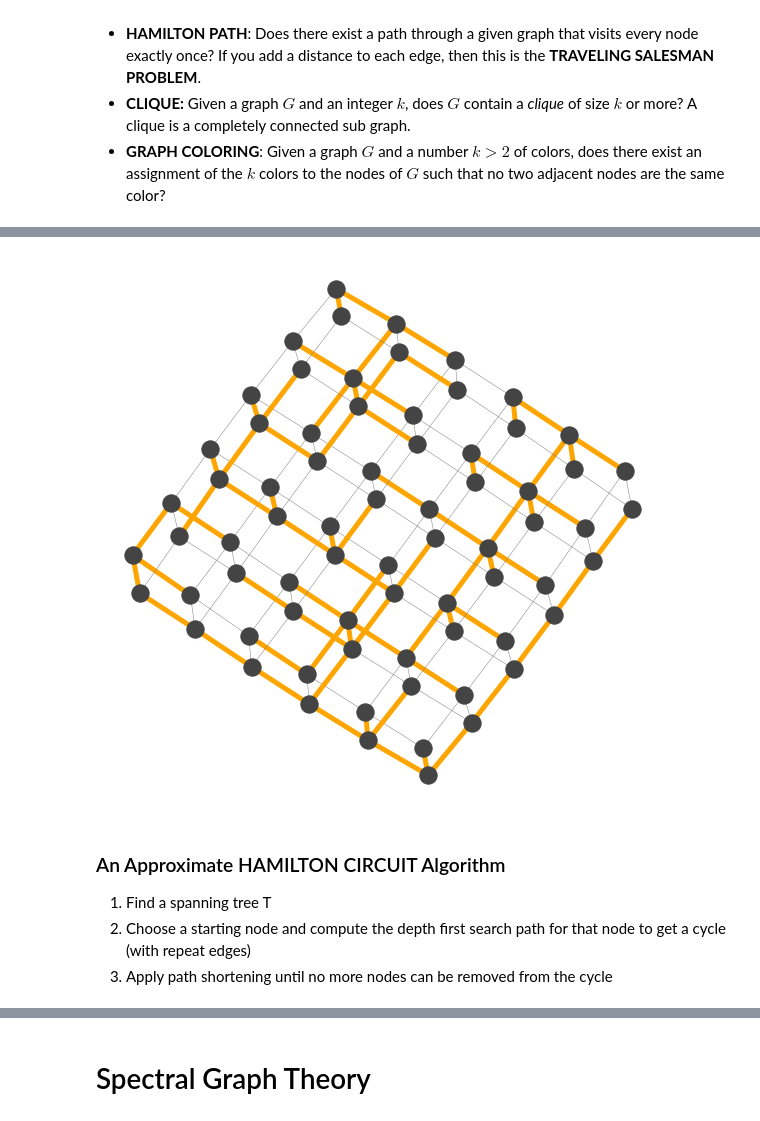
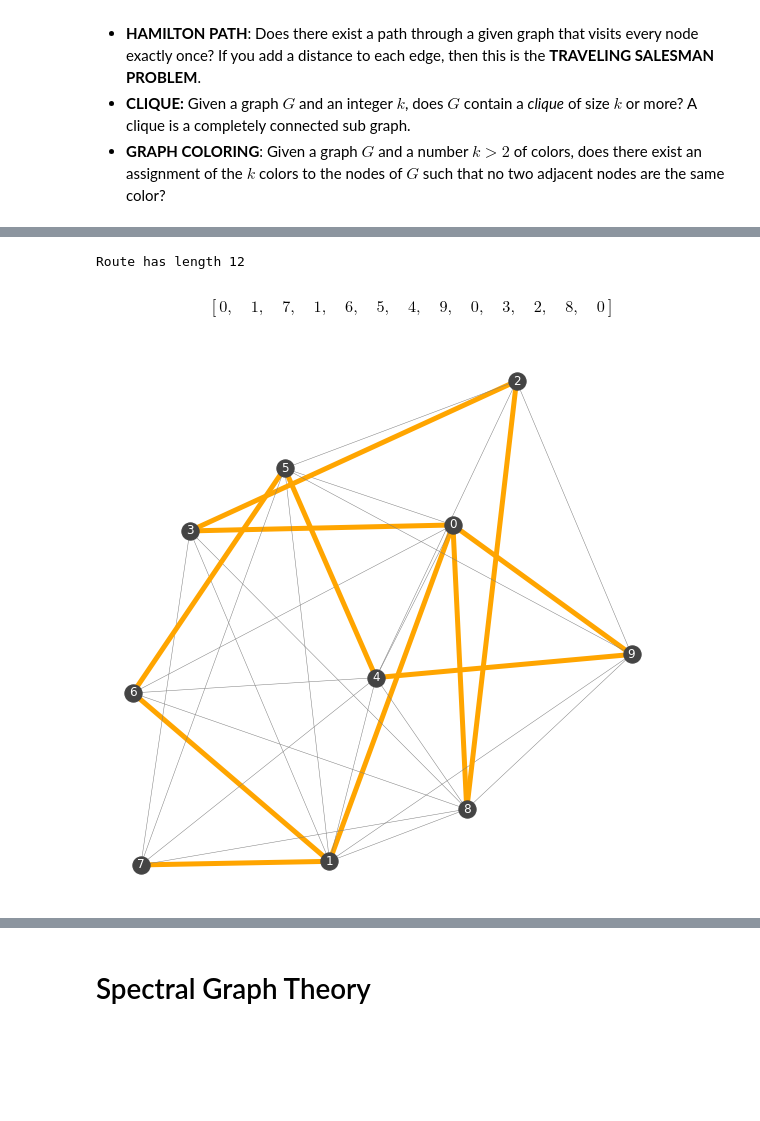
Before and after one commit to klavins/EE502P, a Jupyter notebook: 7.Graphs.ipynb, the cells around one changed output, grey strips where cells are left out. Drawn from its saved outputs; the diff is of its cells as text; code cells hidden in the pictures; blank space fills up the shorter version.

```diff
--- a/7.Graphs.ipynb
+++ b/7.Graphs.ipynb
@@ -92,7 +70,7 @@ G3.add_edges_from([(1,2),(1,3),(1,4)])
 
 G4 = nx.Graph()
 G4.add_nodes_from([1,2,3,4])
-G4.add_edges_from([(1,2),(2,3),(3,1)])
+G4.add_edges_from([(1,2),(2,3),(3,4)])
 
 size3_graphs,ax = plt.subplots(1,4,figsize=(14,3))
 plt.subplots_adjust(wspace=1)
@@ -566,6 +541,9 @@ To see why this works, consider a proof by induction.
 - Now suppose that at any step $(V', E'$) is a tree. Then in the algorithm $u \in V'$ and $v \in V-V'$. Such a $u$ exists, otherwise $G$ is not connected. Furthermore, there is an edge from $u to v$ in $G$. Adding this edge to the growing tree does not create a cycle, since $v$ is not in $V'$.
 # %%
 def spanning_tree(G):
+
+    """Returns a spanning tree of the graph G if one exists, otherwise
+       raises an exception."""
 
     # Initialize
     V = {list(G.nodes)[0]}
@@ -623,25 +705,36 @@ Connected: yes
+# %%
+# Construct a random graph to test  HAMILTON CIRCUIT algorithms
+n = 10
+G = nx.fast_gnp_random_graph(n,0.75)
 # %%
-G = nx.grid_graph(dim=[6,6,2])
+# Find a spanning tree
 T = spanning_tree(G)
 
+# Do depth first search and shortening
+route = shorten(G,DFS(T))
+
+# Turn the result into a networkx graph
+R = route_graph(route)
+
+# Draw the graph with the circuit highlighted
 fig,ax = plt.subplots(1,1,figsize=(10,10))
-
-edge_colors = ["orange" if T.has_edge(u,v) else "gray" for u,v in G.edges]
-edge_widths = [5 if T.has_edge(u,v) else 0.5 for u,v in G.edges]
+edge_colors = ["orange" if R.has_edge(u,v) else "gray" for u,v in G.edges]
+edge_widths = [5 if R.has_edge(u,v) else 0.5 for u,v in G.edges]
 
 nx.draw(G,
         pos=nx.kamada_kawai_layout(G),
         ax=ax,
-        with_labels=False,
+        with_labels=True,
         node_color='#444444',
         font_color="white",
         edge_color = edge_colors,
         width = edge_widths)
+
+print("Route has length %d" % (len(route)-1))
+if (len(route)-1) == n:
+    print("Optimal!!!")
+route
 # %% [output]
+Route has length 12
+$$\left [ 0, \quad 1, \quad 7, \quad 1, \quad 6, \quad 5, \quad 4, \quad 9, \quad 0, \quad 3, \quad 2, \quad 8, \quad 0\right ]$$
-[figure, old version]
+[figure, new version]
-# %% [markdown]
-### An Approximate HAMILTON CIRCUIT Algorithm
-
-1. Find a spanning tree T
-2. Choose a starting node and compute the depth first search path for that node to get a cycle (with repeat edges)
-3. Apply path shortening until no more nodes can be removed from the cycle
```
Also changed, not shown: parts of 26 cells of this notebook.
